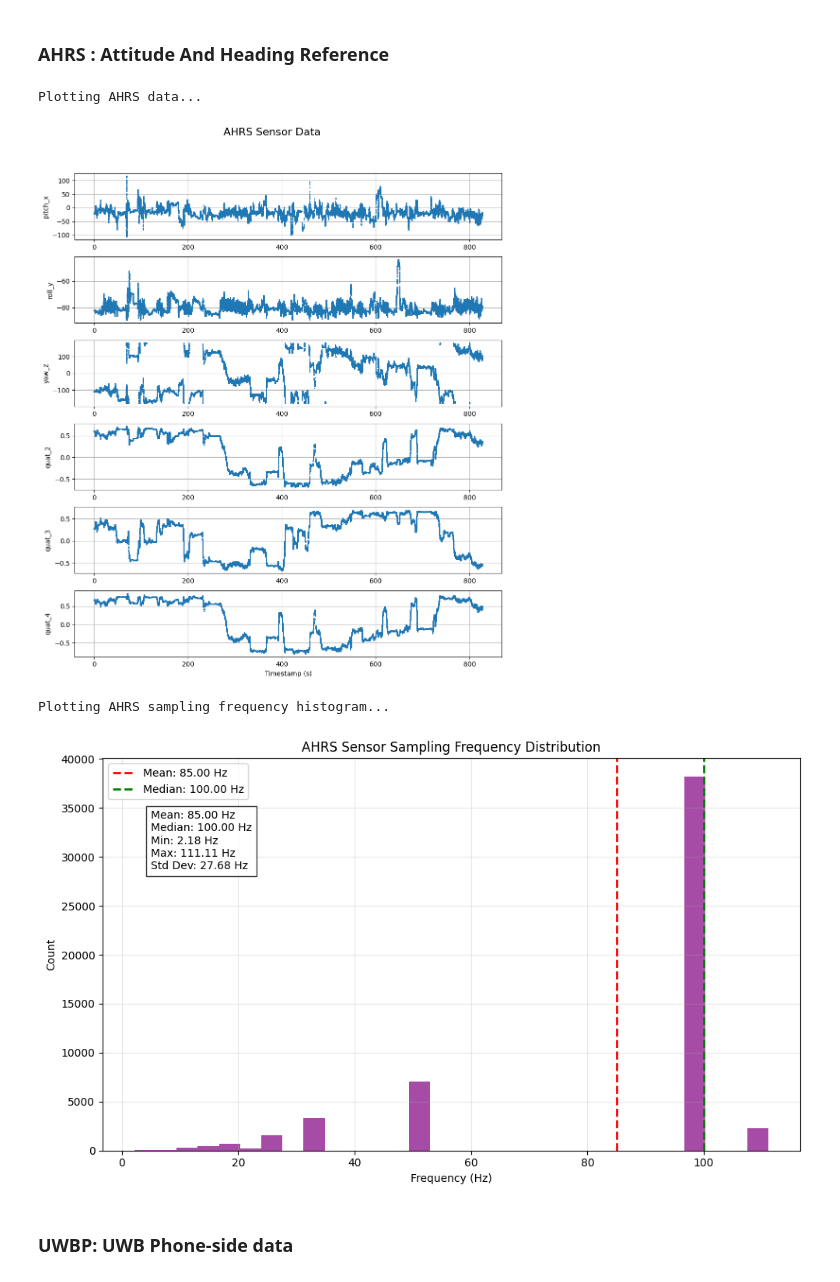
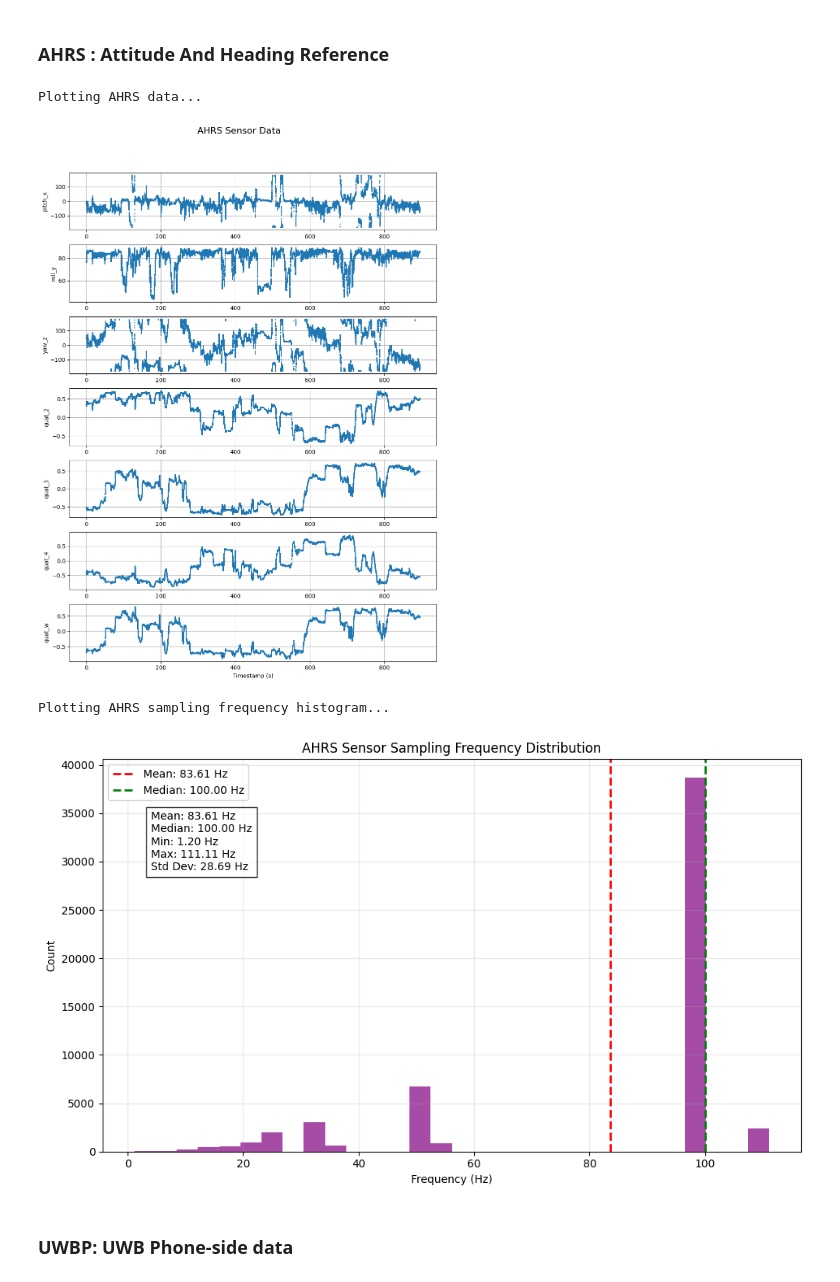
Before and after one commit to PDR-benchmark-standardization-committee/xdr-challenge-2025-examples, a Jupyter notebook: 01_parse_data.ipynb, the cells around one changed output. Cells and saved outputs as stored; diff of their text form; code cells hidden in the pictures.

```diff
--- a/01_parse_data.ipynb
+++ b/01_parse_data.ipynb
@@ -76,11 +77,11 @@ def create_dataframes(sensor_data):
         'ACCE': ['app_timestamp', 'sensor_timestamp', 'acc_x', 'acc_y', 'acc_z', 'accuracy'],
         'GYRO': ['app_timestamp', 'sensor_timestamp', 'gyr_x', 'gyr_y', 'gyr_z', 'accuracy'],
         'MAGN': ['app_timestamp', 'sensor_timestamp', 'mag_x', 'mag_y', 'mag_z', 'accuracy'],
-        'AHRS': ['app_timestamp', 'sensor_timestamp', 'pitch_x', 'roll_y', 'yaw_z', 'quat_2', 'quat_3', 'quat_4', 'accuracy'],
+        'AHRS': ['app_timestamp', 'sensor_timestamp', 'pitch_x', 'roll_y', 'yaw_z', 'quat_2', 'quat_3', 'quat_4', 'quat_w', 'accuracy'],
         'UWBP': ['app_timestamp', 'sensor_timestamp', 'tag_id', 'distance', 'direction_vec_x', 'direction_vec_y', 'direction_vec_z'],
         'UWBT': ['app_timestamp', 'sensor_timestamp', 'tag_id', 'distance', 'aoa_azimuth', 'aoa_elevation', 'nlos'],
-        'GPOS': ['app_timestamp', 'sensor_timestamp', 'object_id', 'location_x', 'location_y', 'location_z', 'quat_x', 'quat_y', 'quat_z'],
-        'VISO': ['app_timestamp', 'sensor_timestamp', 'location_x', 'location_y', 'location_z', 'quat_x', 'quat_y', 'quat_z']
+        'GPOS': ['app_timestamp', 'sensor_timestamp', 'object_id', 'location_x', 'location_y', 'location_z', 'quat_x', 'quat_y', 'quat_z', 'quat_w'],
+        'VISO': ['app_timestamp', 'sensor_timestamp', 'location_x', 'location_y', 'location_z', 'quat_x', 'quat_y', 'quat_z', 'quat_w']
     }
 
     # Create a dataframe for each sensor type
@@ -365,7 +366,7 @@ Plotting MAGN sampling frequency histogram...
 def plot_ahrs_data(df):
     print("Plotting AHRS data...")
 
-    columns_to_plot = ['pitch_x', 'roll_y', 'yaw_z', 'quat_2', 'quat_3', 'quat_4']
+    columns_to_plot = ['pitch_x', 'roll_y', 'yaw_z', 'quat_2', 'quat_3', 'quat_4', 'quat_w']
 
     fig, axes = plt.subplots(len(columns_to_plot), 1, figsize=(10, 2*len(columns_to_plot)))
     fig.suptitle('AHRS Sensor Data', fontsize=16)
@@ -393,6 +394,10 @@ def plot_ahrs_data(df):
     axes[5].plot(df.index, df['quat_4'], 'o', markersize=1.0)
     axes[5].set_ylabel('quat_4')
     axes[5].grid(True)
+
+    axes[6].plot(df.index, df['quat_w'], 'o', markersize=1.0)
+    axes[6].set_ylabel('quat_w')
+    axes[6].grid(True)
 
     axes[-1].set_xlabel('Timestamp (s)')
 
@@ -416,36 +421,36 @@ def plot_ahrs_frequency(df):
     plt.hist(frequencies, bins=30, alpha=0.7, color='purple')
     plt.title('AHRS Sensor Sampling Frequency Distribution')
     plt.xlabel('Frequency (Hz)')
     plt.ylabel('Count')
     plt.grid(True, alpha=0.3)
 
     # Add statistical information
     plt.axvline(np.mean(frequencies), color='red', linestyle='dashed',
                 linewidth=2, label=f'Mean: {np.mean(frequencies):.2f} Hz')
     plt.axvline(np.median(frequencies), color='green', linestyle='dashed',
                 linewidth=2, label=f'Median: {np.median(frequencies):.2f} Hz')
     plt.legend()
 
     # Add text with statistics
     stats_text = f"Mean: {np.mean(frequencies):.2f} Hz\n"
     stats_text += f"Median: {np.median(frequencies):.2f} Hz\n"
     stats_text += f"Min: {np.min(frequencies):.2f} Hz\n"
     stats_text += f"Max: {np.max(frequencies):.2f} Hz\n"
     stats_text += f"Std Dev: {np.std(frequencies):.2f} Hz"
 
     plt.figtext(0.15, 0.7, stats_text, bbox=dict(facecolor='white', alpha=0.8))
 
     plt.tight_layout()
     plt.show()
 
 
 plot_ahrs_data(dataframes['AHRS'])
 plot_ahrs_frequency(dataframes['AHRS'])
 # %% [output]
 Plotting AHRS data...
-[figure, old version]
+[figure, new version]
 Plotting AHRS sampling frequency histogram...
-[figure, old version]
+[figure, new version]
 # %% [markdown]
 ### UWBP: UWB Phone-side data
 # %%
```
Also changed, not shown: parts of 9 cells of this notebook, 4 other files.
